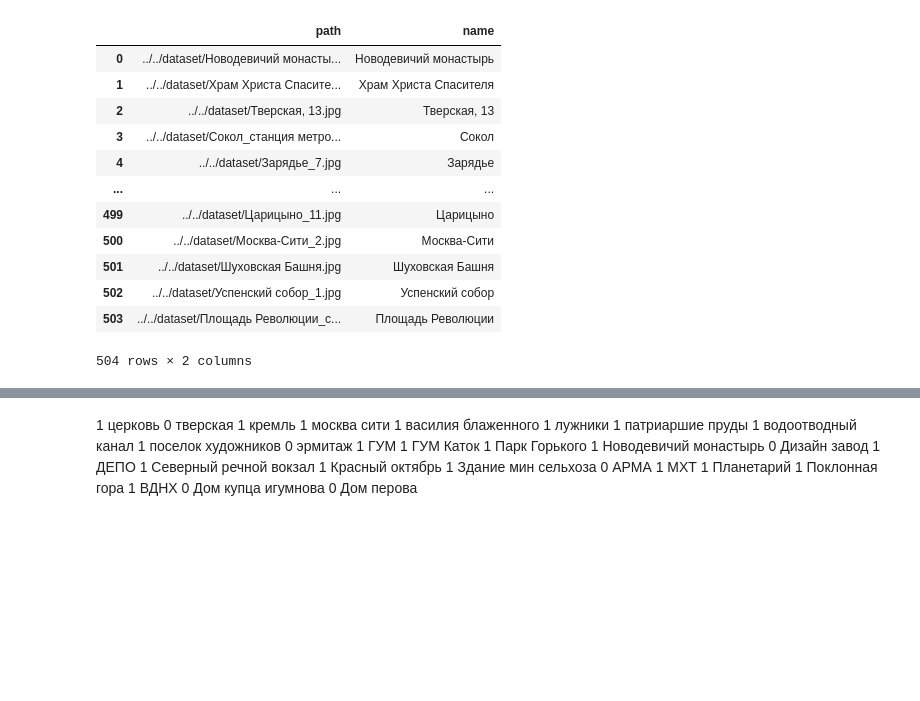
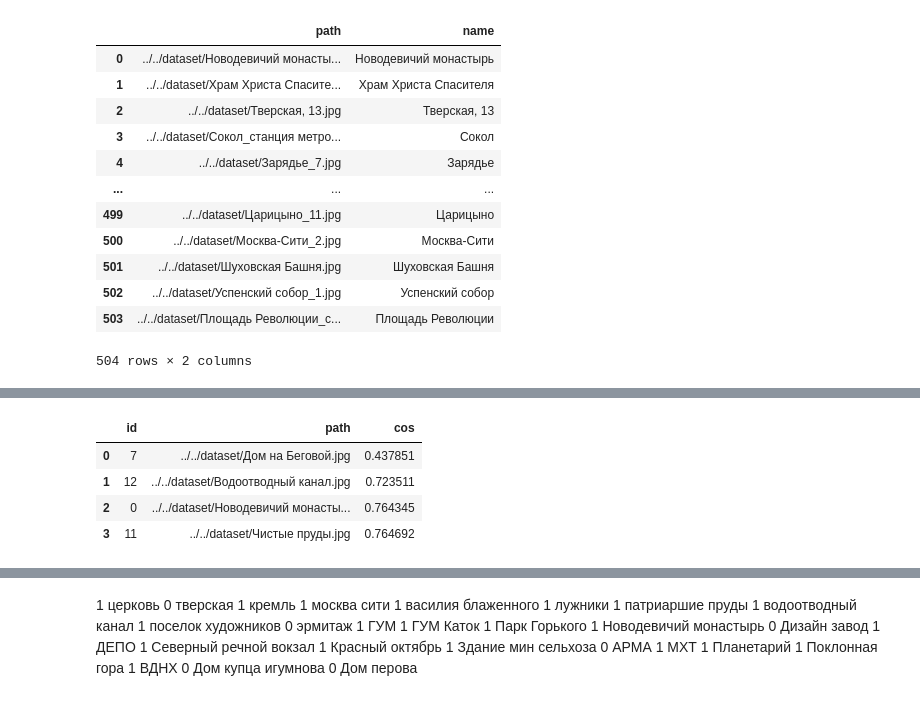
Before and after one commit to leffff/travel-hack, a Jupyter notebook: ml/retriever_service/ruclip_retriever_v2.ipynb, the cells around one changed output, grey strips where cells are left out. Cells and saved outputs as stored; diff of their text form; code cells hidden in the pictures; blank space fills up the shorter version.

```diff
--- a/ml/retriever_service/ruclip_retriever_v2.ipynb
+++ b/ml/retriever_service/ruclip_retriever_v2.ipynb
@@ -603,0 +679,19 @@ Wall time: 886 ms
+# %%
+%%time
+
+filters = {
+            "orientation_filter": "vertical",
+            "extension_filter": "jpg",
+            "daytime_filter": "вечер",
+            "season_filter": "лето",
+        }
+
+retrieved = retriever.query(
+    # img_url=path,
+    text="Дом на Беговой",
+    # tags=["башни", "мост", "деревья"],
+    filters=filters,
+    k=10
+)
+retrieved
+# %% [output]
@@ -603,0 +700,5 @@ Wall time: 886 ms
+|  | id | path | cos |
+| 0 | 7 | ../../dataset/Дом на Беговой.jpg | 0.437851 |
+| 1 | 12 | ../../dataset/Водоотводный канал.jpg | 0.723511 |
+| 2 | 0 | ../../dataset/Новодевичий монасты... | 0.764345 |
+| 3 | 11 | ../../dataset/Чистые пруды.jpg | 0.764692 |
```
Also changed, not shown: parts of 32 cells of this notebook, 12 other files.
